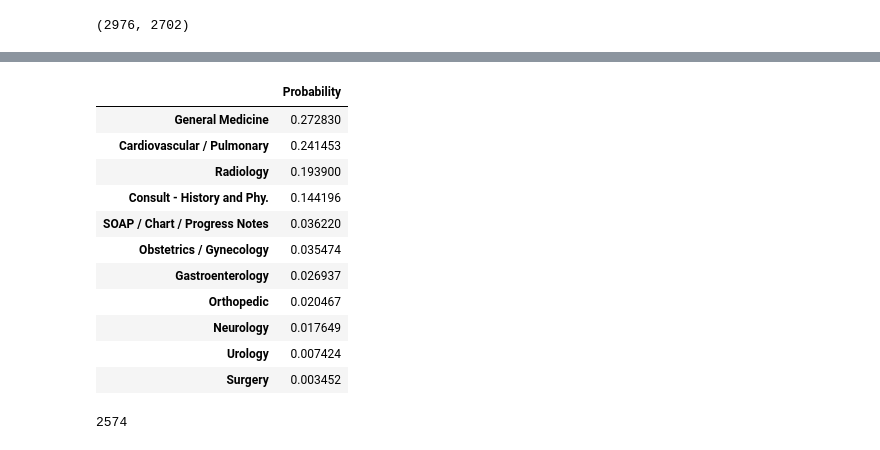
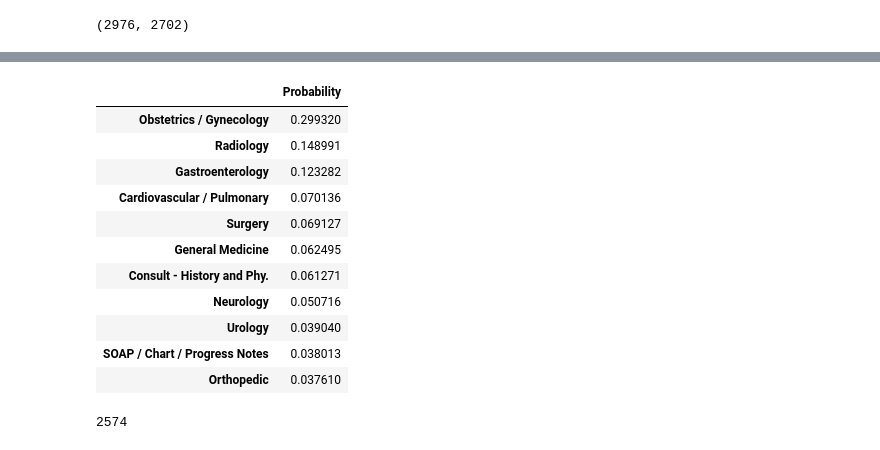
Before and after one commit to Tara-Sophia/NLP_Masterthesis, a Jupyter notebook: notebooks/04-hp-lr-pipeline-lime.ipynb, the cells around one changed output, grey strips where cells are left out. Cells and saved outputs as stored; diff of their text form; code cells hidden in the pictures.

```diff
--- a/notebooks/04-hp-lr-pipeline-lime.ipynb
+++ b/notebooks/04-hp-lr-pipeline-lime.ipynb
@@ -108 +97,9 @@ model_pipeline = imbPipeline([
+# %%
+# The “saga” solver is a variant of “sag” that also supports the non-smooth penalty="l1"
+# This is therefore the solver of choice for sparse multinomial logistic regression
+model_pipeline = imbPipeline([
+        ('preprocessing',CountVectorizer()),
+        ('smote', SMOTE(random_state=42)),
+        ('classifier', LogisticRegression(random_state=42, multi_class='multinomial', solver='saga')),
+])
 # %%
@@ -140,10 +130,9 @@ Please also refer to the documentation for alternative solver options:
 # take best model from grid search and perform evaluation
 
 param_grid = [
-    { 'classifier__C': [0.001, 0.01, 0.1, 1, 10, 100, 1000],
-      'classifier': [LogisticRegression(multi_class='multinomial', random_state=42)],
-      'classifier__solver': ['saga', 'lbfgs', 'liblinear'],
-      'classifier__penalty': ['none', 'l1', 'l2', 'elasticnet'],
+    { 'classifier__C': [0.01, 0.1, 1, 10],
+      'classifier': [LogisticRegression(multi_class='multinomial', random_state=42, solver='saga')],
+      'classifier__penalty': ['l1', 'l2', 'elasticnet'],
     }
 ]
 
@@ -158,5 +147,5 @@ y_pred = best_model.predict(X_test)
 
 category_list = df_test.medical_specialty.unique()
 # predict and evaluate
-print(classification_report(y_test, y_pred, target_names=category_list))
+print(classification_report(y_test, y_pred, target_names=best_model.classes_))
 # %% [output]
@@ -178,7 +196,12 @@ KeyboardInterrupt:
 # %%
 # Prediction for sample from test set
-sample = X_test.iloc[10]
-print("Prediction:", lr.predict([sample]))
+sample = X_test.iloc[13]
+print("Prediction:", best_model.predict([sample]))
 # Actual category of first sample from test set
-print("Actual:", y_test[10])
+print("Actual:", y_test[13])
+# Predict probabilities for a sample from test set
+prob_array = best_model.predict_proba(X_test)[13,:]
+prob_df = pd.DataFrame(prob_array, index=best_model.classes_, columns=['Probability']).sort_values(by='Probability', ascending=False)
+prob_df.Probability = prob_df.Probability.round(3)
+print(prob_df)
 # %% [output]
@@ -200,9 +221,0 @@ array([' Cardiovascular / Pulmonary', ' Consult - History and Phy.',
-# %%
-# Prediction for sample from test set
-sample = X_test.iloc[30]
-print("Prediction:", lr.predict([sample]))
-# Predict probabilities for a sample from test set
-prob_array = lr.predict_proba(X_test)[30,:]
-prob_df = pd.DataFrame(prob_array, index=lr.classes_, columns=['Probability']).sort_values(by='Probability', ascending=False)
-prob_df.Probability = prob_df.Probability.round(3)
-print(prob_df)
@@ -223,45 +222,45 @@ Prediction: [' Radiology']
 # %%
-to_pred = "heart racing chest pain"
+to_pred = "lip abdomen needle endometrial wall anterior cervix"
 def predict_probability(model: imblearn.pipeline.Pipeline, value) -> pd.DataFrame:
     """
     get probabilities for sample
 
     Parameters
     ----------
     model : imblearn.pipeline.Pipeline
         best model from train.py
     value : str
         sample
     category_list: list[str]
         list of unique labels
 
     Returns
     -------
     pd.DataFrame
         Probabilities for labels
     """
 
     prob_array = model.predict_proba(value)
     prob_df = pd.DataFrame(
         prob_array, index=["Probability"], columns=model.classes_
     ).transpose().sort_values(by="Probability", ascending=False)
     return prob_df
 
-res_df = predict_probability(lr, [to_pred])
+res_df = predict_probability(best_model, [to_pred])
 res_df
 # %% [output]
 |  | Probability |
-| General Medicine | 0.272830 |
-| Cardiovascular / Pulmonary | 0.241453 |
-| Radiology | 0.193900 |
-| Consult - History and Phy. | 0.144196 |
-| SOAP / Chart / Progress Notes | 0.036220 |
-| Obstetrics / Gynecology | 0.035474 |
-| Gastroenterology | 0.026937 |
-| Orthopedic | 0.020467 |
-| Neurology | 0.017649 |
-| Urology | 0.007424 |
-| Surgery | 0.003452 |
+| Obstetrics / Gynecology | 0.299320 |
+| Radiology | 0.148991 |
+| Gastroenterology | 0.123282 |
+| Cardiovascular / Pulmonary | 0.070136 |
+| Surgery | 0.069127 |
+| General Medicine | 0.062495 |
+| Consult - History and Phy. | 0.061271 |
+| Neurology | 0.050716 |
+| Urology | 0.039040 |
+| SOAP / Chart / Progress Notes | 0.038013 |
+| Orthopedic | 0.037610 |
 # %%
 # just for exploration of features, not needed for further code
 X_train_df = X_train.to_frame()
```
Also changed, not shown: parts of 13 cells of this notebook, 3 other files.
